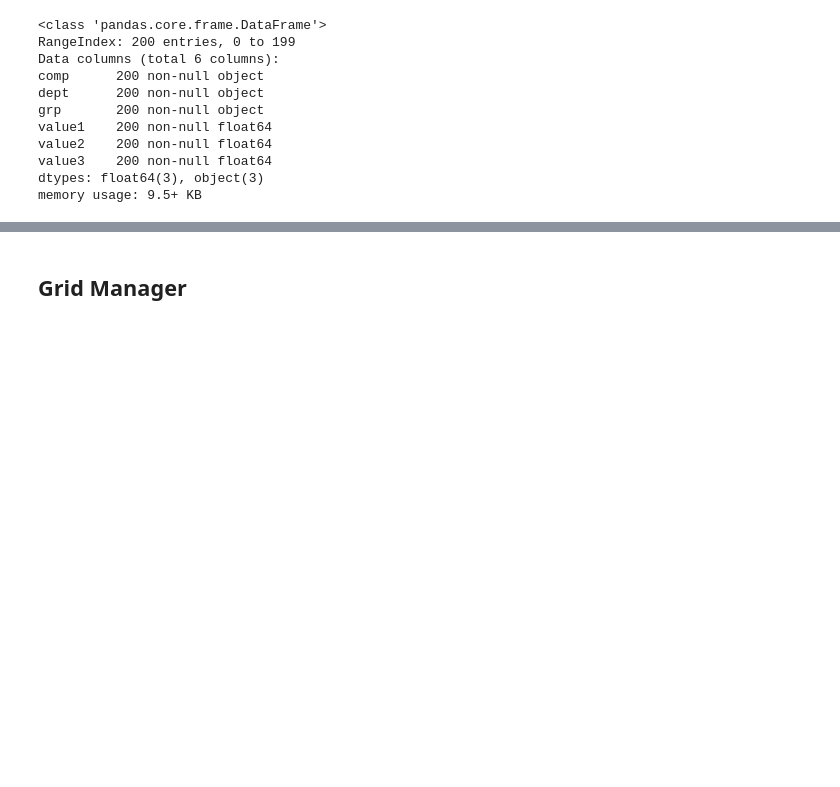
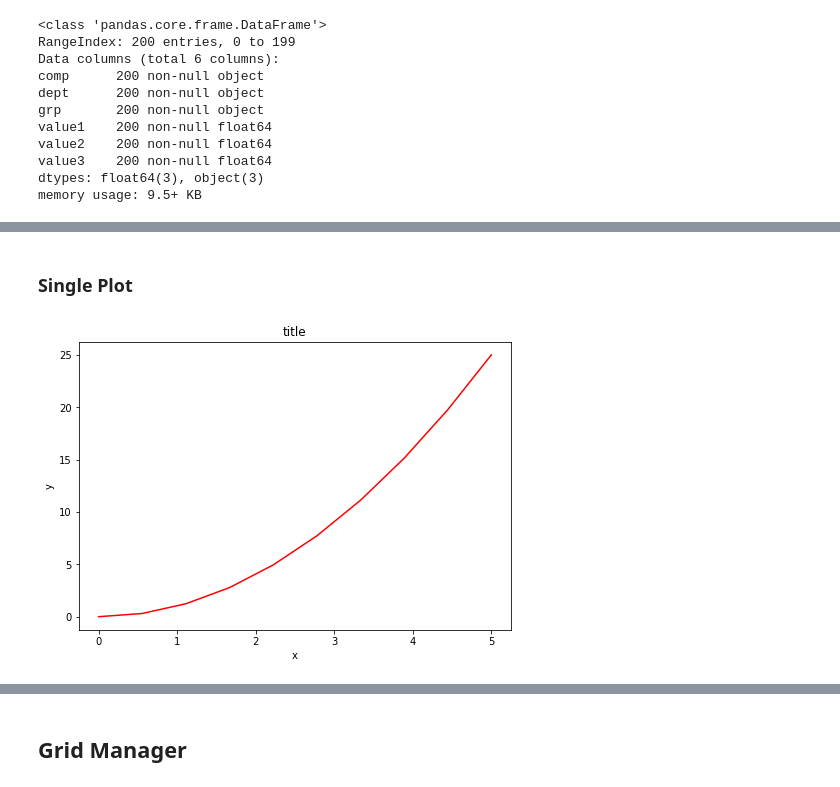
Before and after one commit to yongks/python_book, a Jupyter notebook: 03-matplotlib.ipynb, the cells around one changed output, grey strips where cells are left out. Saved outputs shown, nothing was run; the diff lists cells and outputs as text; code cells hidden in the pictures; blank space fills up the shorter version.

```diff
--- a/03-matplotlib.ipynb
+++ b/03-matplotlib.ipynb
@@ -84,0 +107,15 @@ Text(0.5,1,'My Good Data')
+# %%
+# Sample Data
+x = np.linspace(0,5,10)
+y = x ** 2
+# %% [markdown]
+### Single Plot
+# %%
+fig = plt.figure()
+axes = fig.add_axes([0,0,1,1]) # left, bottom, width, height (range 0 to 1)
+axes.plot(x, y, 'r')
+axes.set_xlabel('x')
+axes.set_ylabel('y')
+axes.set_title('title');
+# %% [output]
+[figure, added]
```
Also changed, not shown: parts of 39 cells of this notebook, 42 other files.
